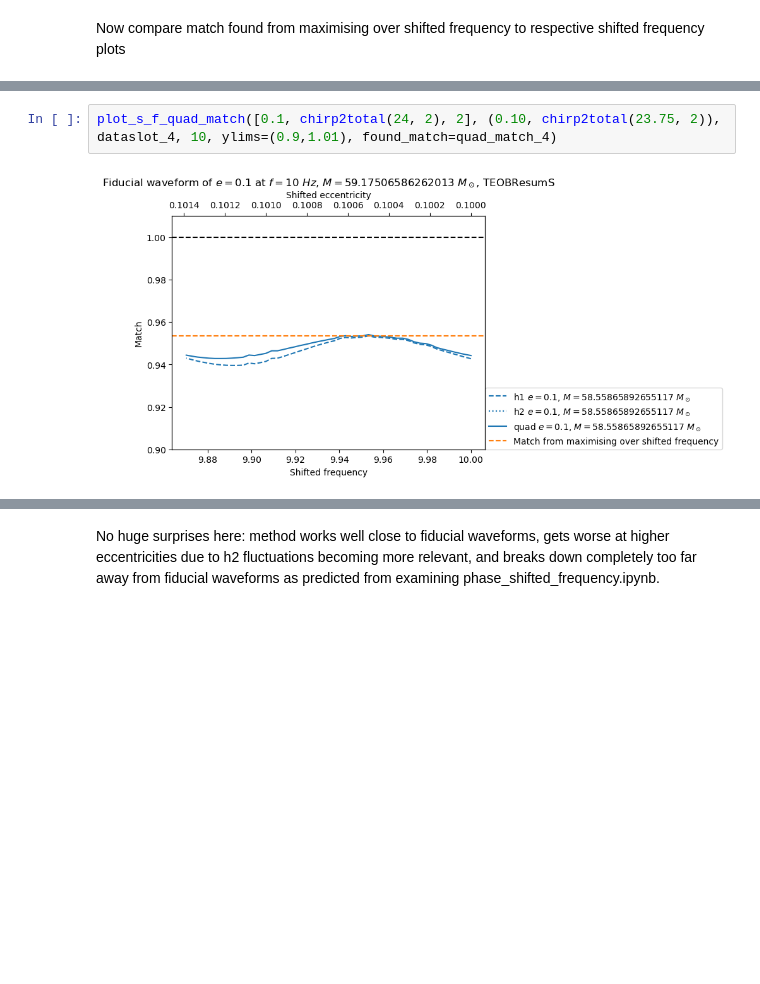
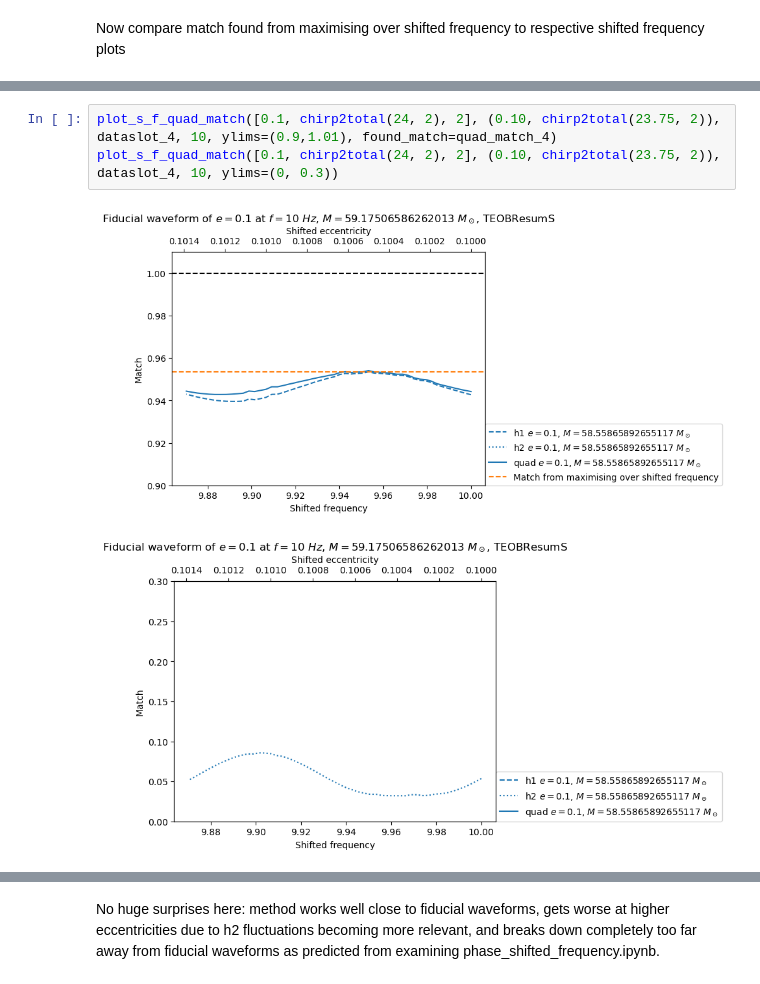
Before and after one commit to BenGPatterson/EccentricBinaries, a Jupyter notebook: notebooks/match_h1_h2.ipynb, the cells around one changed output, grey strips where cells are left out. Drawn from its saved outputs; the diff is of its cells as text; blank space fills up the shorter version.

```diff
--- a/notebooks/match_h1_h2.ipynb
+++ b/notebooks/match_h1_h2.ipynb
@@ -312,7 +333,9 @@ Time taken: 92.44986844062805 seconds
 # %%
 plot_s_f_quad_match([0.1, chirp2total(24, 2), 2], (0.10, chirp2total(23.75, 2)), dataslot_4, 10, ylims=(0.9,1.01), found_match=quad_match_4)
+plot_s_f_quad_match([0.1, chirp2total(24, 2), 2], (0.10, chirp2total(23.75, 2)), dataslot_4, 10, ylims=(0, 0.3))
 # %% [output]
 [figure]
+[figure, added]
 # %%
 start = time.time()
 sample_rate = 4096
```
Also changed, not shown: parts of 41 cells of this notebook, 1 other file.
